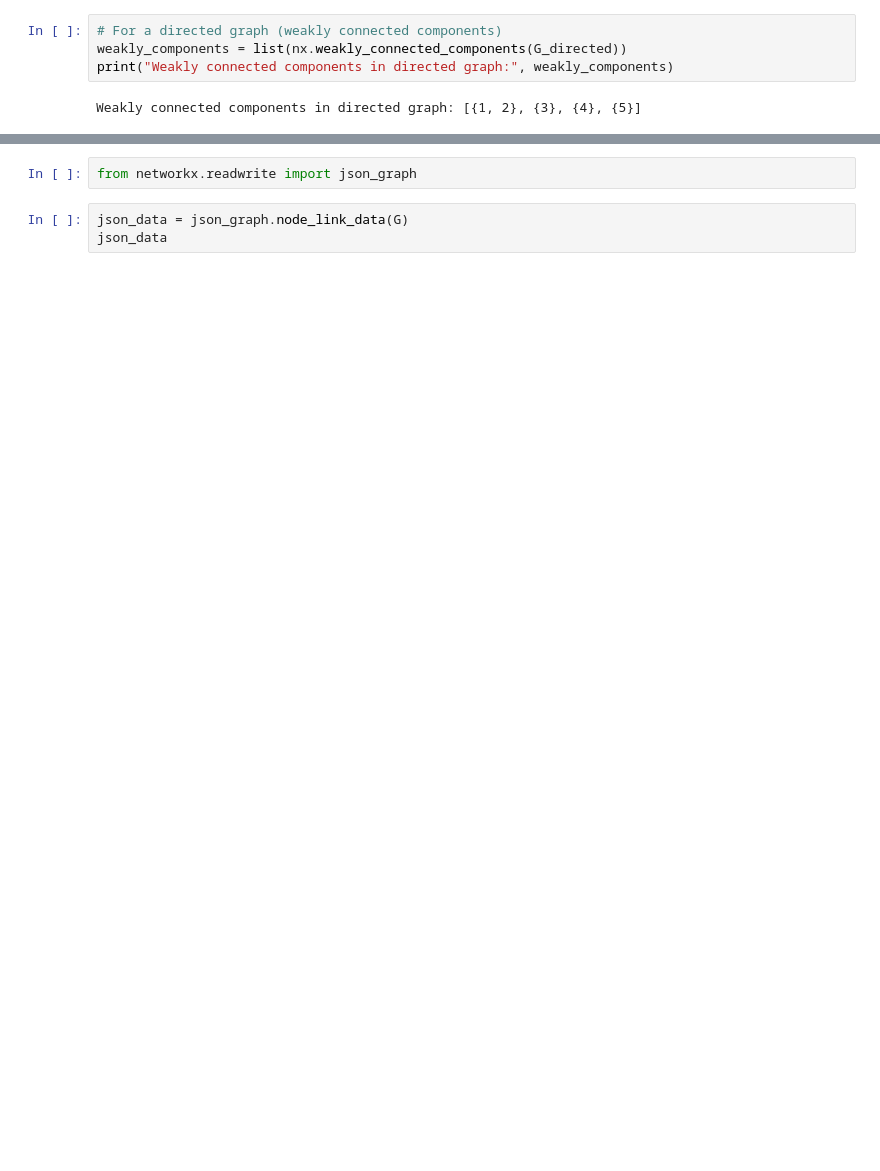
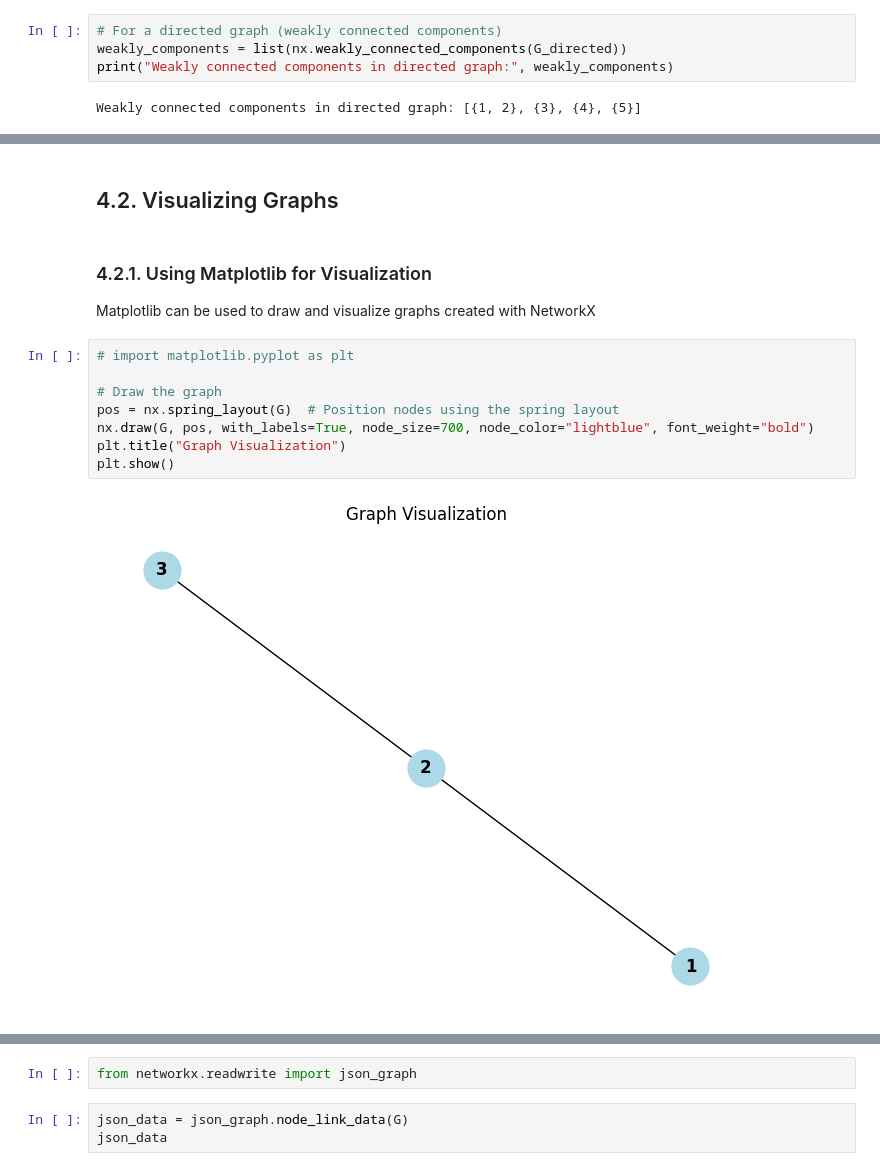
Before and after one commit to Rumit95/GNN-Understanding, a Jupyter notebook: network-x.ipynb, the cells around one changed output, grey strips where cells are left out. Saved outputs shown, nothing was run; the diff lists cells and outputs as text; blank space fills up the shorter version.

Commit message:
Kaggle Notebook | Network X | Version 6

```diff
--- a/network-x.ipynb
+++ b/network-x.ipynb
@@ -179,0 +208,16 @@ Weakly connected components in directed graph: [{1, 2}, {3}, {4}, {5}]
+# %% [markdown]
+## 4.2. Visualizing Graphs
+# %% [markdown]
+### 4.2.1. Using Matplotlib for Visualization
+
+Matplotlib can be used to draw and visualize graphs created with NetworkX
+# %%
+# import matplotlib.pyplot as plt
+
+# Draw the graph
+pos = nx.spring_layout(G)  # Position nodes using the spring layout
+nx.draw(G, pos, with_labels=True, node_size=700, node_color="lightblue", font_weight="bold")
+plt.title("Graph Visualization")
+plt.show()
+# %% [output]
+[figure, added]
```
Also changed, not shown: parts of 36 cells of this notebook.
